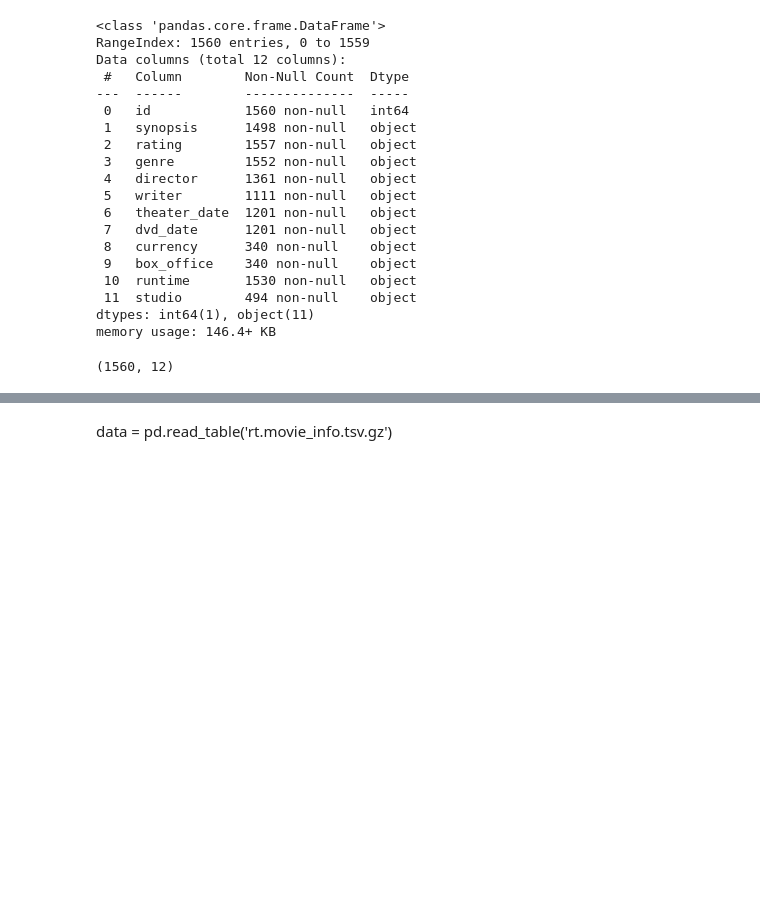
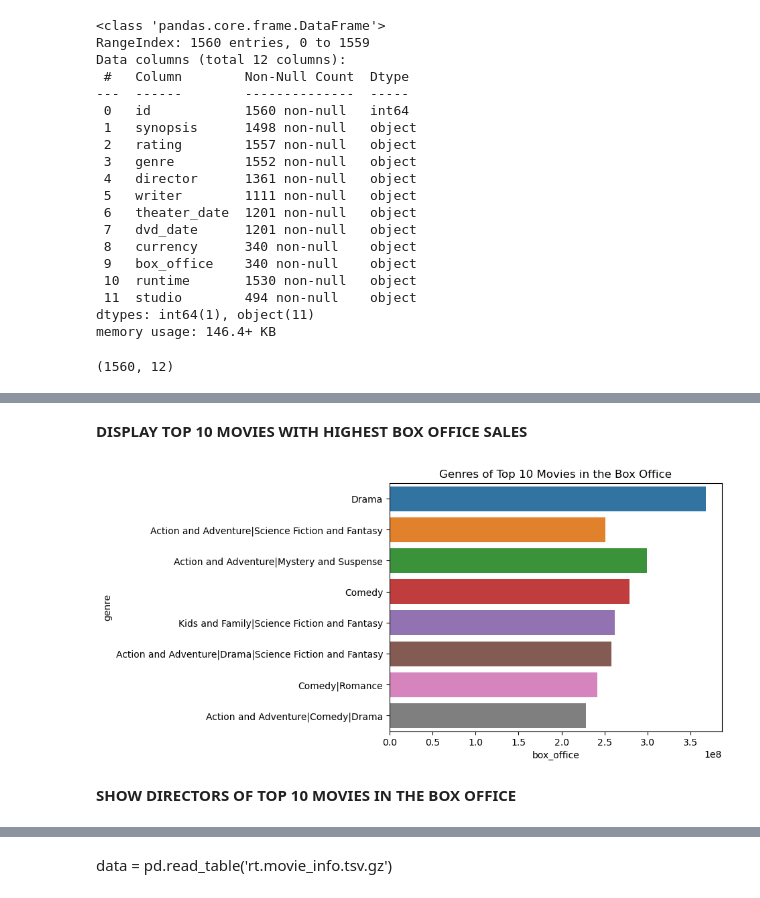
Before and after one commit to ISAACKW/PHASE1_PROJECT, a Jupyter notebook: index.ipynb, the cells around one changed output, grey strips where cells are left out. Saved outputs shown, nothing was run; the diff lists cells and outputs as text; code cells hidden in the pictures; blank space fills up the shorter version.

Commit message:
BOM.MOVIES_ANALYSIS COMPLETE

```diff
--- a/index.ipynb
+++ b/index.ipynb
@@ -58,0 +146,4 @@ df.shape
+# %%
+df = pd.DataFrame(data)
+df['box_office'] = df['box_office'] = pd.to_numeric(df['box_office'].str.replace(',', ''))
+df['runtime'] = df['runtime'].str.extract('(\d+)').astype(float)
@@ -58,0 +174,2 @@ df.shape
+# %%
+top_10_by_box_office = df.sort_values(by='box_office', ascending=False).head(10)
@@ -58,0 +190,10 @@ df.shape
+# %% [markdown]
+**DISPLAY TOP 10 MOVIES WITH HIGHEST BOX OFFICE SALES**
+# %%
+sns.barplot( y= 'genre', x = 'box_office', data = top_10_by_box_office,errorbar=None)
+plt.title('Genres of Top 10 Movies in the Box Office')
+plt.show()
+# %% [output]
+[figure, added]
+# %% [markdown]
+**SHOW DIRECTORS OF TOP 10 MOVIES IN THE BOX OFFICE**
```
Also changed, not shown: parts of 26 cells of this notebook.
